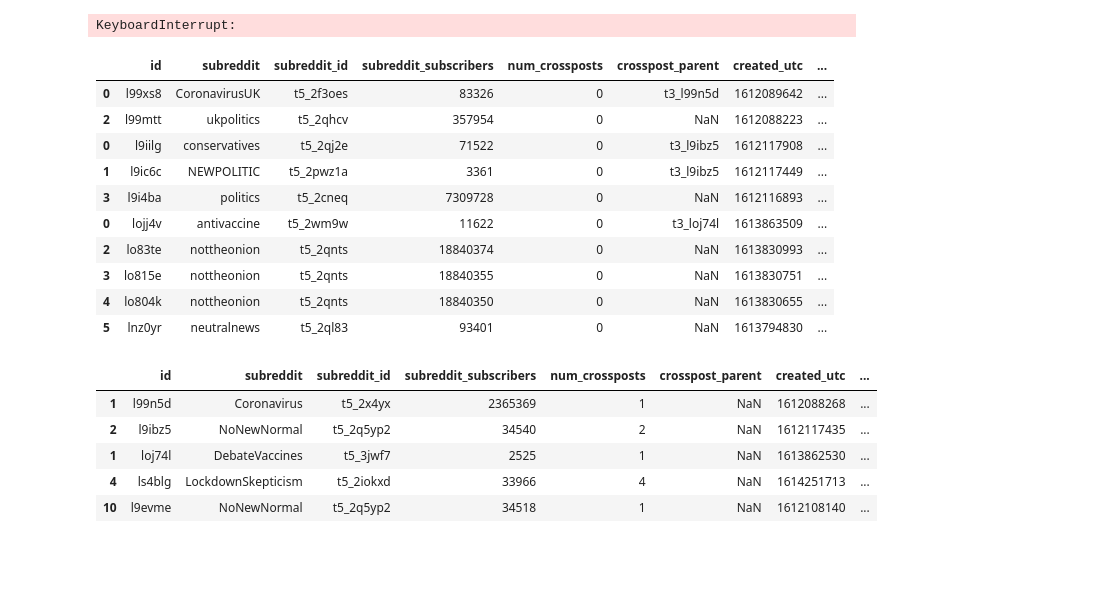
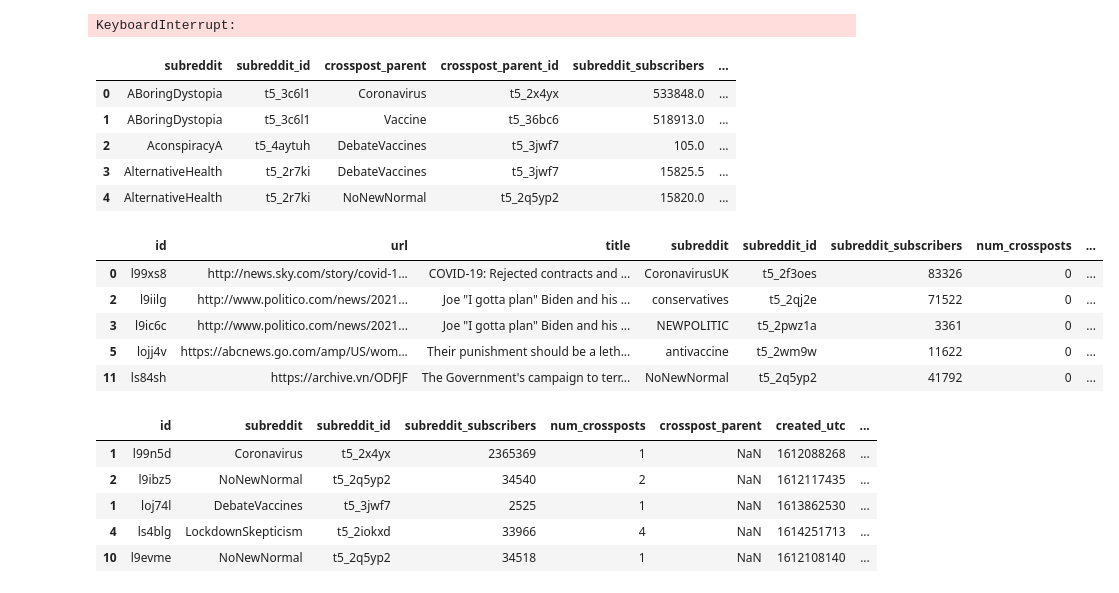
Before and after one commit to jvschlierf/networkthesis, a Jupyter notebook: Test_run/test.ipynb, the cells around one changed output. Drawn from its saved outputs; the diff is of its cells as text; code cells hidden in the pictures; blank space fills up the shorter version.

Commit message:
finished parent & child crossposts

```diff
--- a/Test_run/test.ipynb
+++ b/Test_run/test.ipynb
@@ -74,0 +82,11 @@ df.to_pickle('../../Files/test_child.pickle')
+# %%
+df2 = df[df['num_crossposts'] > 0].reset_index(drop=True)
+df3 = df[df['num_crossposts'] == 0].reset_index(drop=True)
+df3 = df3[df3['crosspost_parent'].notna()]
+df3['crosspost_parent']  = df3['crosspost_parent'].apply(lambda x: x[3:])
+df2.drop('crosspost_parent', axis=1, inplace=True)
+df2 = df2.rename(columns ={'subreddit':'crosspost_parent','subreddit_id': 'crosspost_parent_id', 'subreddit_subscribers': 'crosspost_parent_subs', 'num_crossposts': 'crosspost_parent_num'})
+df4 = df2.merge(df3, left_on='id', right_on='crosspost_parent', suffixes= ('','_y'))
+df5 = df4.groupby(['subreddit','subreddit_id','crosspost_parent', 'crosspost_parent_id']).agg({'subreddit_subscribers': 'mean', 'crosspost_parent_subs': 'mean' , 'author' : 'count', 'crosspost_parent_num': 'sum'}).reset_index()
+df5.rename(columns = {'author':'count',}, inplace = True)
+df5['crosspost_parent_subs'] = df5['crosspost_parent_subs'].astype(int)
@@ -75,17 +99,21 @@ df.to_pickle('../../Files/test_child.pickle')
+# %%
+df5.head()
+# %% [output]
+|  | subreddit | subreddit_id | crosspost_parent | crosspost_parent_id | subreddit_subscribers | ... |
+| 0 | ABoringDystopia | t5_3c6l1 | Coronavirus | t5_2x4yx | 533848.0 | ... |
+| 1 | ABoringDystopia | t5_3c6l1 | Vaccine | t5_36bc6 | 518913.0 | ... |
+| 2 | AconspiracyA | t5_4aytuh | DebateVaccines | t5_3jwf7 | 105.0 | ... |
+| 3 | AlternativeHealth | t5_2r7ki | DebateVaccines | t5_3jwf7 | 15825.5 | ... |
+| 4 | AlternativeHealth | t5_2r7ki | NoNewNormal | t5_2q5yp2 | 15820.0 | ... |
 # %%
-df3.head(10)
+df3.head()
 # %% [output]
-|  | id | subreddit | subreddit_id | subreddit_subscribers | num_crossposts | crosspost_parent | created_utc | ... |
-| 0 | l99xs8 | CoronavirusUK | t5_2f3oes | 83326 | 0 | t3_l99n5d | 1612089642 | ... |
-| 2 | l99mtt | ukpolitics | t5_2qhcv | 357954 | 0 | NaN | 1612088223 | ... |
-| 0 | l9iilg | conservatives | t5_2qj2e | 71522 | 0 | t3_l9ibz5 | 1612117908 | ... |
-| 1 | l9ic6c | NEWPOLITIC | t5_2pwz1a | 3361 | 0 | t3_l9ibz5 | 1612117449 | ... |
-| 3 | l9i4ba | politics | t5_2cneq | 7309728 | 0 | NaN | 1612116893 | ... |
-| 0 | lojj4v | antivaccine | t5_2wm9w | 11622 | 0 | t3_loj74l | 1613863509 | ... |
-| 2 | lo83te | nottheonion | t5_2qnts | 18840374 | 0 | NaN | 1613830993 | ... |
-| 3 | lo815e | nottheonion | t5_2qnts | 18840355 | 0 | NaN | 1613830751 | ... |
-| 4 | lo804k | nottheonion | t5_2qnts | 18840350 | 0 | NaN | 1613830655 | ... |
-| 5 | lnz0yr | neutralnews | t5_2ql83 | 93401 | 0 | NaN | 1613794830 | ... |
+|  | id | url | title | subreddit | subreddit_id | subreddit_subscribers | num_crossposts | ... |
+| 0 | l99xs8 | http://news.sky.com/story/covid-1... | COVID-19: Rejected contracts and ... | CoronavirusUK | t5_2f3oes | 83326 | 0 | ... |
+| 2 | l9iilg | http://www.politico.com/news/2021... | Joe "I gotta plan" Biden and his ... | conservatives | t5_2qj2e | 71522 | 0 | ... |
+| 3 | l9ic6c | http://www.politico.com/news/2021... | Joe "I gotta plan" Biden and his ... | NEWPOLITIC | t5_2pwz1a | 3361 | 0 | ... |
+| 5 | lojj4v | https://abcnews.go.com/amp/US/wom... | Their punishment should be a leth... | antivaccine | t5_2wm9w | 11622 | 0 | ... |
+| 11 | ls84sh | https://archive.vn/ODFJF | The Government's campaign to terr... | NoNewNormal | t5_2q5yp2 | 41792 | 0 | ... |
 # %%
 df2.head()
 # %% [output]
```
Also changed, not shown: parts of 13 cells of this notebook, 1 other file.
